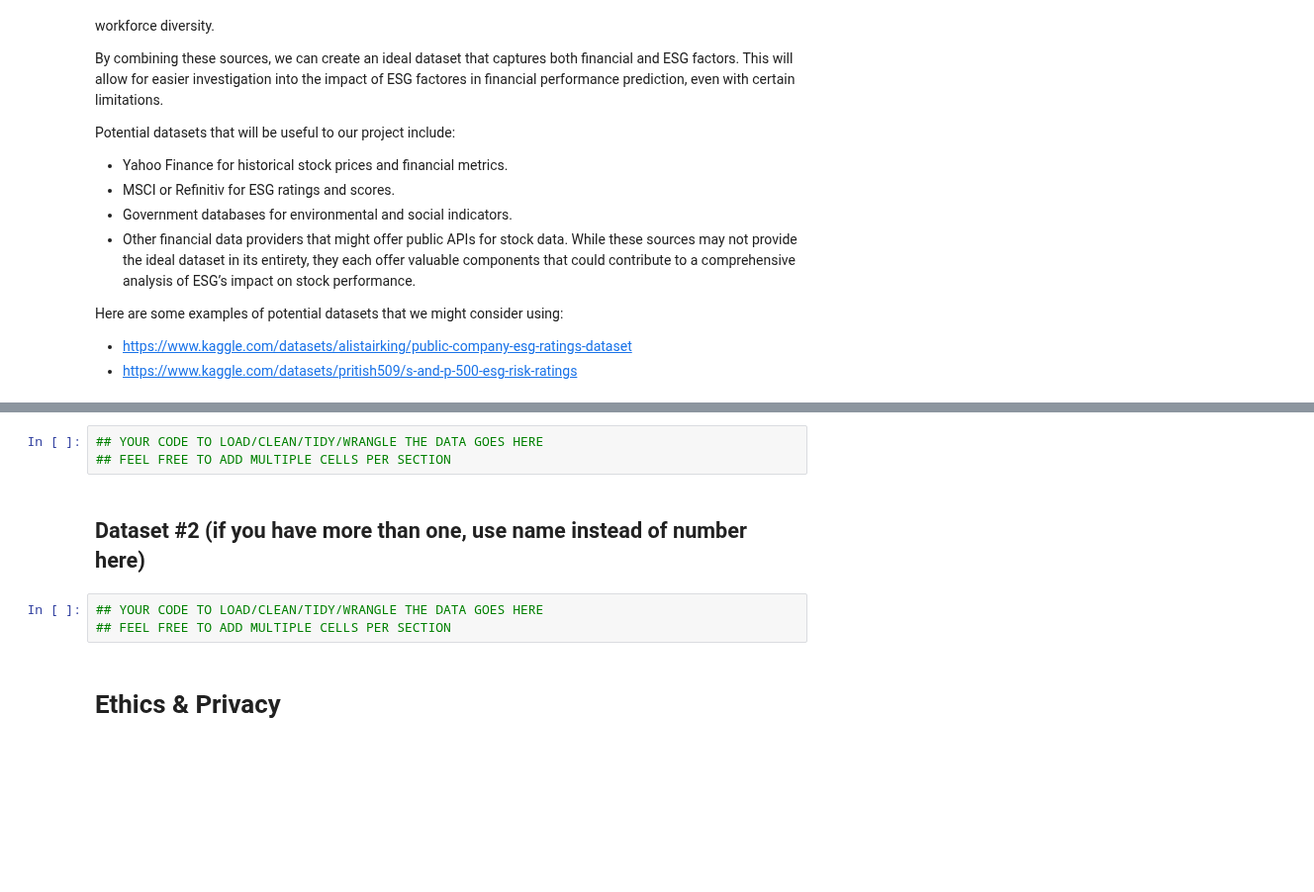
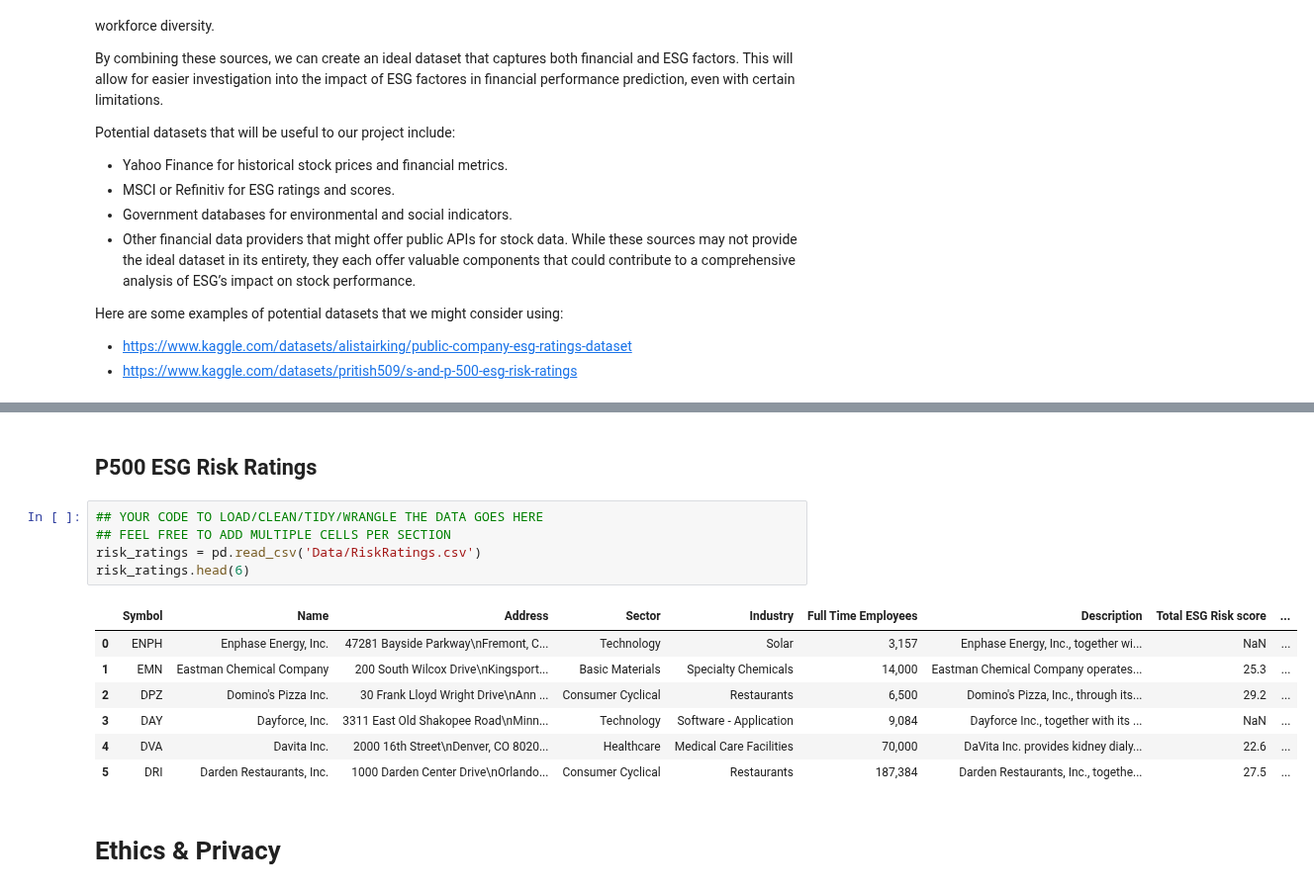
Before and after one commit to JacquelynGarcia/ESGStockPredictor, a Jupyter notebook: DataCheckpoint_Group025-FA24.ipynb, the cells around one changed output, grey strips where cells are left out. Shown at 99% size. Cells and saved outputs as stored; diff of their text form; blank space fills up the shorter version.

```diff
--- a/DataCheckpoint_Group025-FA24.ipynb
+++ b/DataCheckpoint_Group025-FA24.ipynb
@@ -94,11 +110,18 @@ Here are some examples of potential datasets that we might consider using:
+# %% [markdown]
+## P500 ESG Risk Ratings
 # %%
 ## YOUR CODE TO LOAD/CLEAN/TIDY/WRANGLE THE DATA GOES HERE
 ## FEEL FREE TO ADD MULTIPLE CELLS PER SECTION
+risk_ratings = pd.read_csv('Data/RiskRatings.csv')
+risk_ratings.head(6)
+# %% [output]
+|  | Symbol | Name | Address | Sector | Industry | Full Time Employees | Description | Total ESG Risk score | ... |
+| 0 | ENPH | Enphase Energy, Inc. | 47281 Bayside Parkway\nFremont, C... | Technology | Solar | 3,157 | Enphase Energy, Inc., together wi... | NaN | ... |
+| 1 | EMN | Eastman Chemical Company | 200 South Wilcox Drive\nKingsport... | Basic Materials | Specialty Chemicals | 14,000 | Eastman Chemical Company operates... | 25.3 | ... |
+| 2 | DPZ | Domino's Pizza Inc. | 30 Frank Lloyd Wright Drive\nAnn ... | Consumer Cyclical | Restaurants | 6,500 | Domino's Pizza, Inc., through its... | 29.2 | ... |
+| 3 | DAY | Dayforce, Inc. | 3311 East Old Shakopee Road\nMinn... | Technology | Software - Application | 9,084 | Dayforce Inc., together with its ... | NaN | ... |
+| 4 | DVA | Davita Inc. | 2000 16th Street\nDenver, CO 8020... | Healthcare | Medical Care Facilities | 70,000 | DaVita Inc. provides kidney dialy... | 22.6 | ... |
+| 5 | DRI | Darden Restaurants, Inc. | 1000 Darden Center Drive\nOrlando... | Consumer Cyclical | Restaurants | 187,384 | Darden Restaurants, Inc., togethe... | 27.5 | ... |
-# %% [markdown]
-## Dataset #2 (if you have more than one, use name instead of number here)
-# %%
-## YOUR CODE TO LOAD/CLEAN/TIDY/WRANGLE THE DATA GOES HERE
-## FEEL FREE TO ADD MULTIPLE CELLS PER SECTION
 # %% [markdown]
 # Ethics & Privacy
 # %% [markdown]
```
Also changed, not shown: parts of 3 cells of this notebook, 2 other files.
